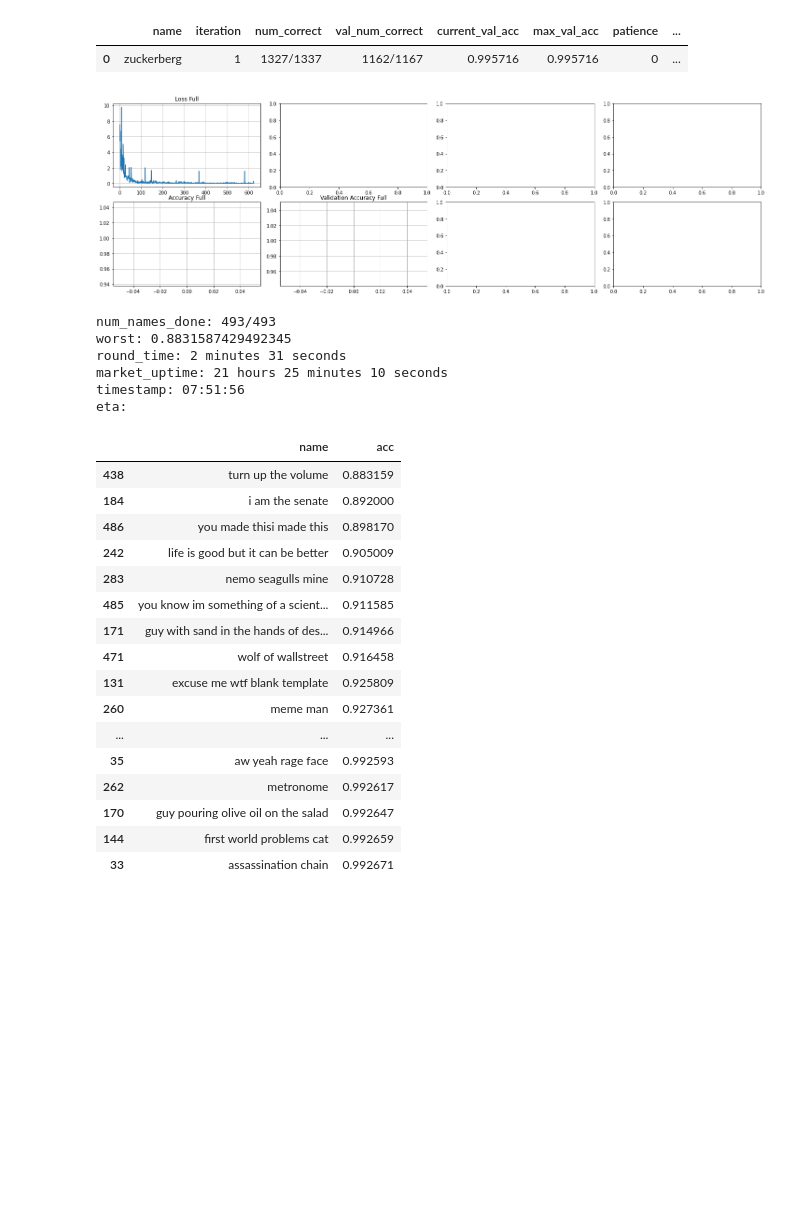
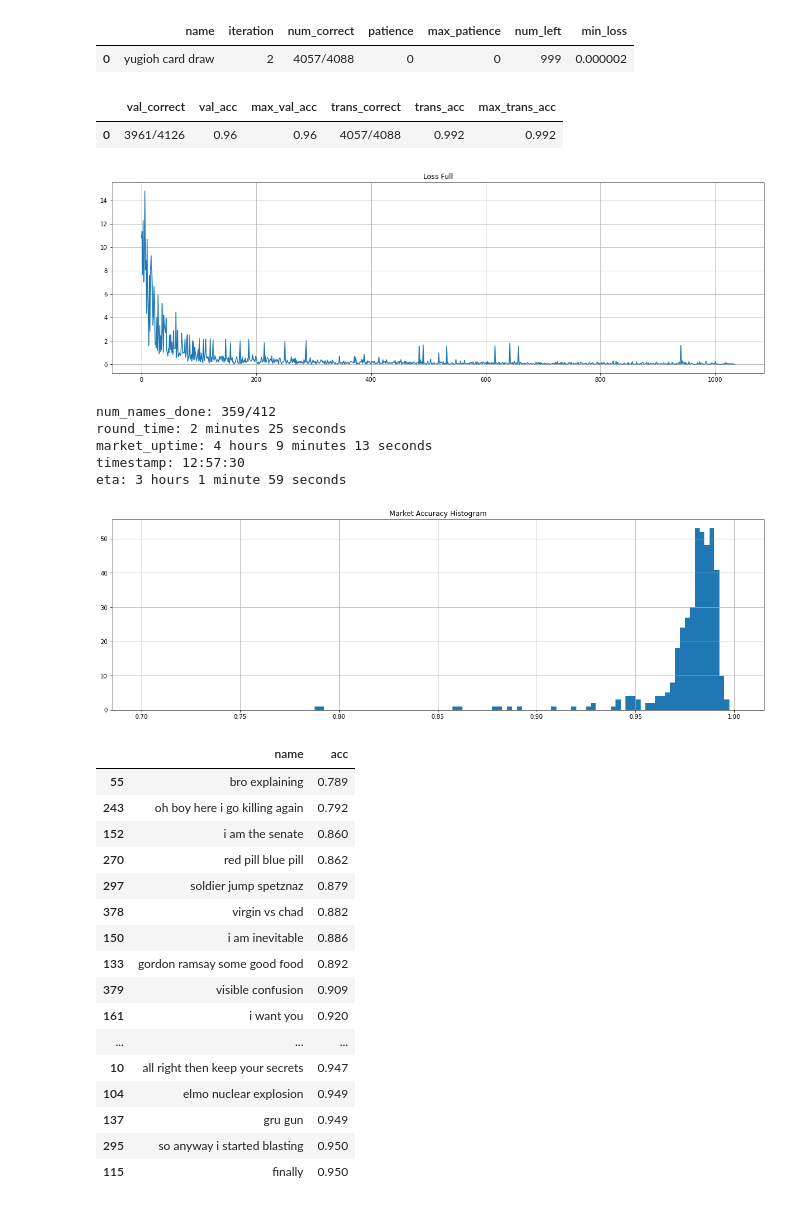
Before and after one commit to Distortedlogic/Memehub-Controllers, a Jupyter notebook: Market_train.ipynb, the cells around one changed output. Saved outputs shown, nothing was run; the diff lists cells and outputs as text; code cells hidden in the pictures; blank space fills up the shorter version.

```diff
--- a/Market_train.ipynb
+++ b/Market_train.ipynb
@@ -7,37 +7,40 @@ Want a fresh market? y
 # %%
-stonks.train(test=False)
+stonks.train()
-# %% [output]
-|  | name | iteration | num_correct | val_num_correct | current_val_acc | max_val_acc | patience | ... |
-| 0 | zuckerberg | 1 | 1327/1337 | 1162/1167 | 0.995716 | 0.995716 | 0 | ... |
-[figure, removed]
-num_names_done: 493/493
-worst: 0.8831587429492345
-round_time: 2 minutes 31 seconds
-market_uptime: 21 hours 25 minutes 10 seconds
-timestamp: 07:51:56
-eta:
+# %%
+stonks.train_laggers(under=0.97)
+# %% [output]
+|  | name | iteration | num_correct | patience | max_patience | num_left | min_loss |
+| 0 | yugioh card draw | 2 | 4057/4088 | 0 | 0 | 999 | 0.000002 |
+|  | val_correct | val_acc | max_val_acc | trans_correct | trans_acc | max_trans_acc |
+| 0 | 3961/4126 | 0.96 | 0.96 | 4057/4088 | 0.992 | 0.992 |
+[figure, added]
+num_names_done: 359/412
+round_time: 2 minutes 25 seconds
+market_uptime: 4 hours 9 minutes 13 seconds
+timestamp: 12:57:30
+eta: 3 hours 1 minute 59 seconds
+[figure, added]
+|  | name | acc |
+| 55 | bro explaining | 0.789 |
+| 243 | oh boy here i go killing again | 0.792 |
+| 152 | i am the senate | 0.860 |
+| 270 | red pill blue pill | 0.862 |
+| 297 | soldier jump spetznaz | 0.879 |
+| 378 | virgin vs chad | 0.882 |
+| 150 | i am inevitable | 0.886 |
+| 133 | gordon ramsay some good food | 0.892 |
+| 379 | visible confusion | 0.909 |
+| 161 | i want you | 0.920 |
+| ... | ... | ... |
+| 10 | all right then keep your secrets | 0.947 |
+| 104 | elmo nuclear explosion | 0.949 |
+| 137 | gru gun | 0.949 |
+| 295 | so anyway i started blasting | 0.950 |
+| 115 | finally | 0.950 |
 # %%
 stonks.summary()
 # %%
 stonks.print_worst()
-# %% [output]
-|  | name | acc |
-| 438 | turn up the volume | 0.883159 |
-| 184 | i am the senate | 0.892000 |
-| 486 | you made thisi made this | 0.898170 |
-| 242 | life is good but it can be better | 0.905009 |
-| 283 | nemo seagulls mine | 0.910728 |
-| 485 | you know im something of a scient... | 0.911585 |
-| 171 | guy with sand in the hands of des... | 0.914966 |
-| 471 | wolf of wallstreet | 0.916458 |
-| 131 | excuse me wtf blank template | 0.925809 |
-| 260 | meme man | 0.927361 |
-| ... | ... | ... |
-| 35 | aw yeah rage face | 0.992593 |
-| 262 | metronome | 0.992617 |
-| 170 | guy pouring olive oil on the salad | 0.992647 |
-| 144 | first world problems cat | 0.992659 |
-| 33 | assassination chain | 0.992671 |
 # %%
 stonks.test_models()
 # %%
```
Also changed, not shown: parts of 1 cell of this notebook, 30 other files.
